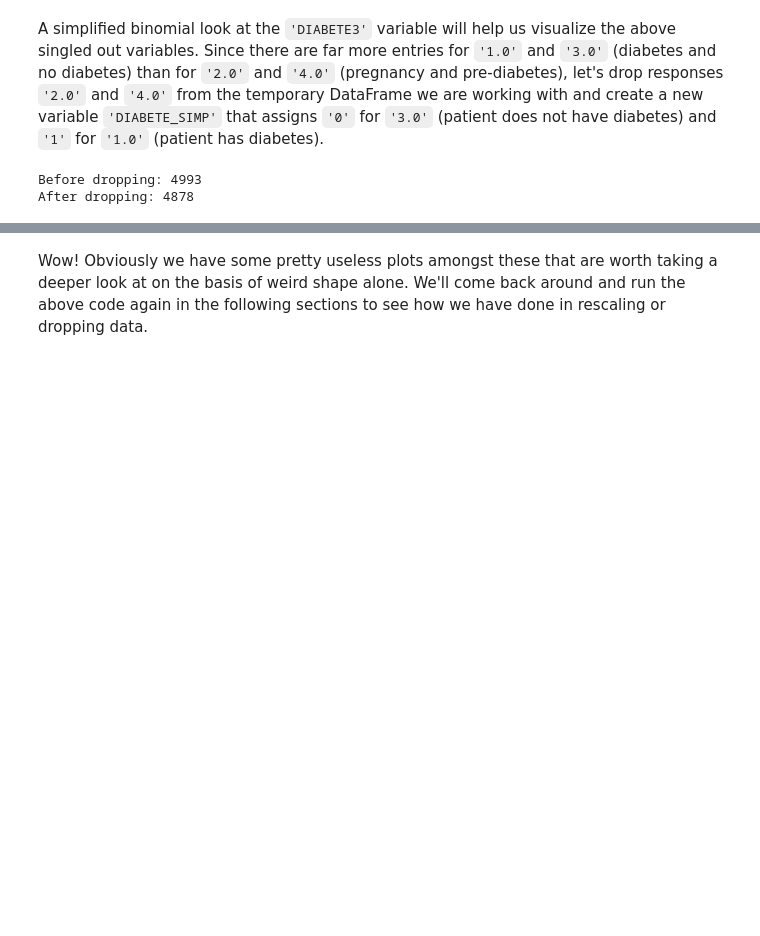
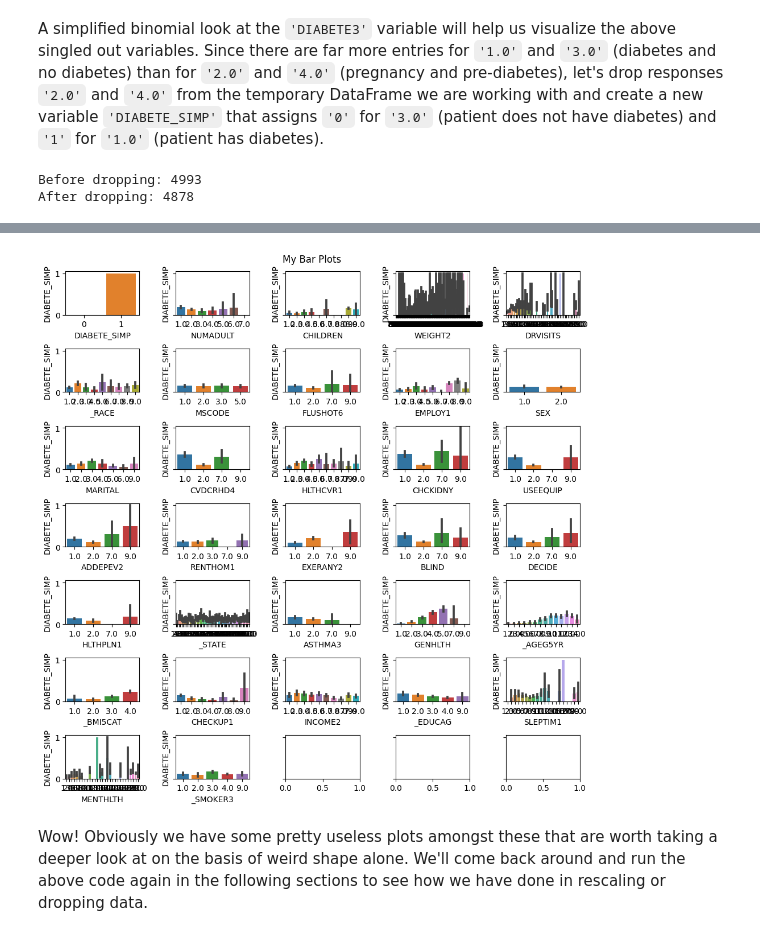
Before and after one commit to Chachi36/Diabetes-Factors-Demo-Notebook, a Jupyter notebook: Diabetes_Risk_Notebook.ipynb, the cells around one changed output, grey strips where cells are left out. Drawn from its saved outputs; the diff is of its cells as text; code cells hidden in the pictures; blank space fills up the shorter version.

```diff
--- a/Diabetes_Risk_Notebook.ipynb
+++ b/Diabetes_Risk_Notebook.ipynb
@@ -354,14 +400,13 @@ tmp_df = tmp_df[~(tmp_df.DIABETE3 == 2.0)]
 tmp_df = tmp_df[~(tmp_df.DIABETE3 == 4.0)]
 
 # reset the index
-tmp_df.reset_index(inplace=True)
+tmp_df.reset_index(inplace=True, drop=True)
+
+# after dropping
 print("After dropping:", len(tmp_df))
 # %% [output]
 Before dropping: 4993
 After dropping: 4878
-# %%
-# Quick housecleaning
-tmp_df.drop("index", axis=1, inplace=True)
 # %%
 # creating DIABETE_SIMP
 li1 = tmp_df["DIABETE3"]
@@ -408,3 +434,19 @@ plt.close()
+# %%
+tmp_df.drop("DIABETE3", axis=1, inplace=True)
+# %%
+li1 = ['DIABETE_SIMP', 'NUMADULT', 'CHILDREN', 'WEIGHT2', 'DRVISITS', '_RACE',
+       'MSCODE', 'FLUSHOT6', 'EMPLOY1', 'SEX', 'MARITAL', 'CVDCRHD4',
+       'HLTHCVR1', 'CHCKIDNY', 'USEEQUIP', 'ADDEPEV2', 'RENTHOM1', 'EXERANY2',
+       'BLIND', 'DECIDE', 'HLTHPLN1', '_STATE', 'ASTHMA3', 'GENHLTH',
+       '_AGEG5YR', '_BMI5CAT', 'CHECKUP1', 'INCOME2', '_EDUCAG', 'SLEPTIM1',
+       'MENTHLTH', '_SMOKER3']
+
+tmp_df = tmp_df[li1]
+# %%
+# plotting all of them
+plotter_big(tmp_df, "DIABETE_SIMP")
+# %% [output]
+[figure, added]
 # %% [markdown]
 Wow!  Obviously we have some pretty useless plots amongst these that are worth taking a deeper look at on the basis of weird shape alone.  We'll come back around and run the above code again in the following sections to see how we have done in rescaling or dropping data.
 # %% [markdown]
```
Also changed, not shown: parts of 131 cells of this notebook.
